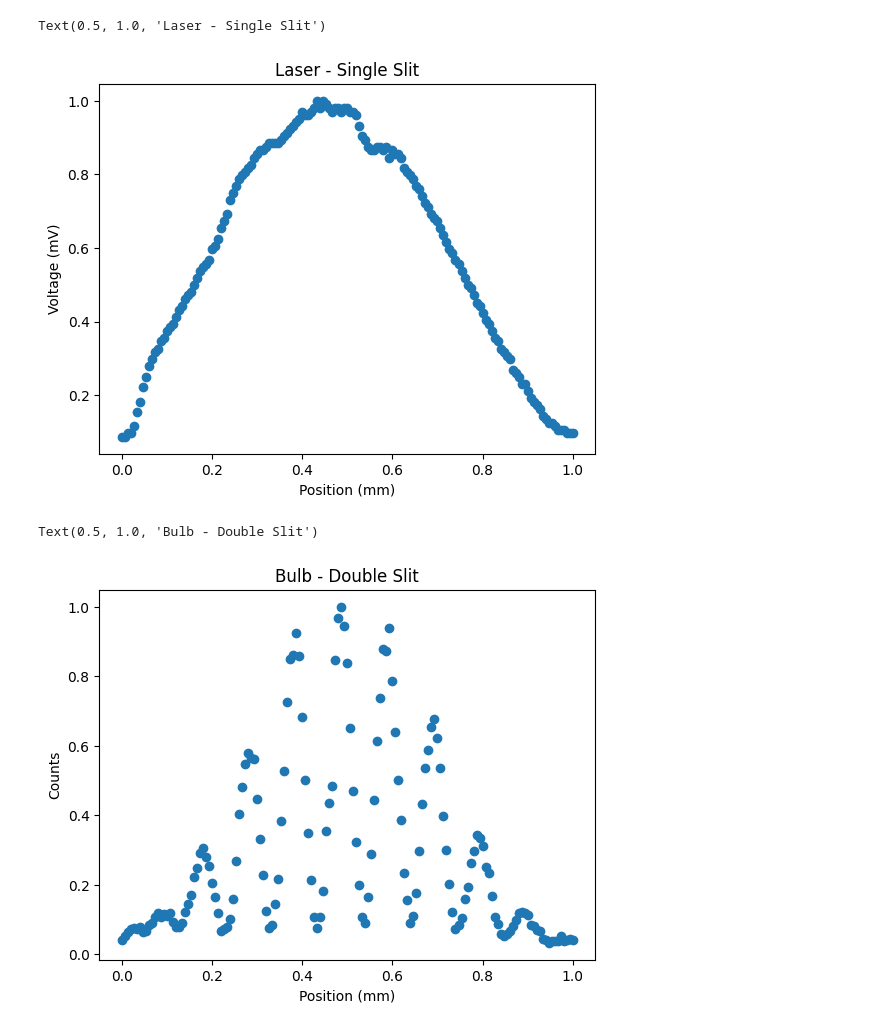
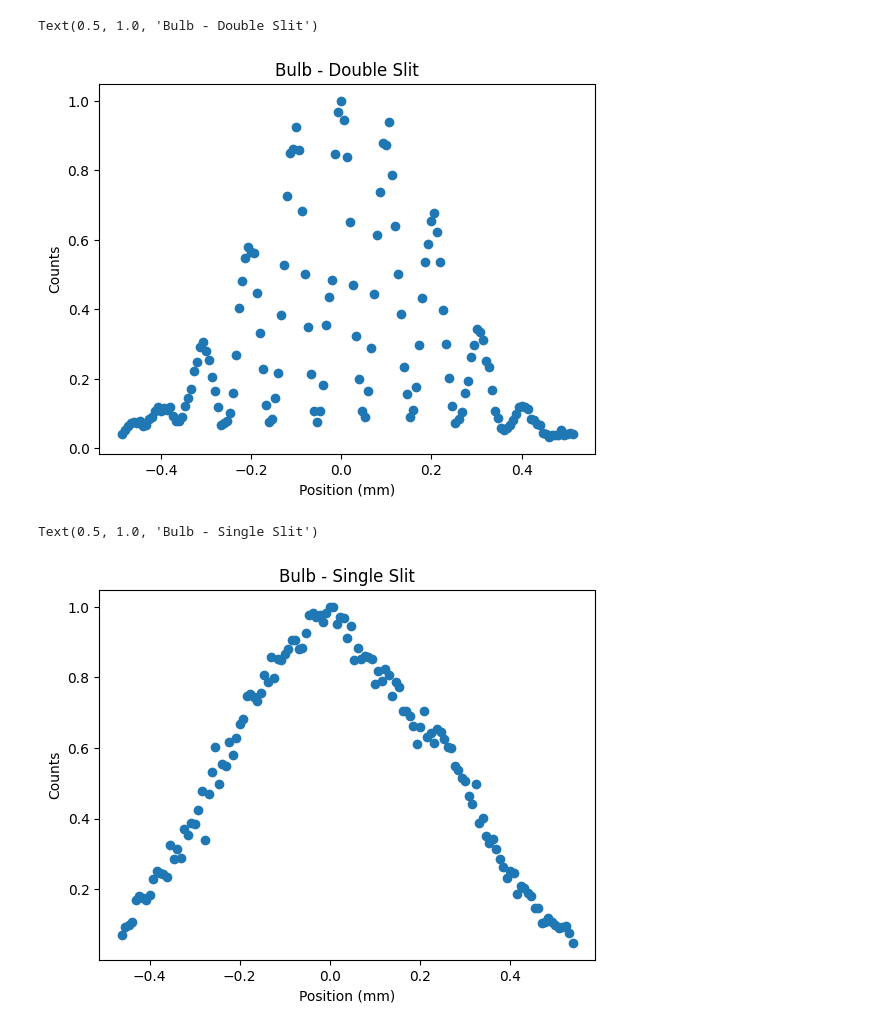
Before and after one commit to ChristianArgueta/PHSX-616, a Jupyter notebook: SIngle Photon.ipynb, the cells around one changed output. Cells and saved outputs as stored; diff of their text form; code cells hidden in the pictures.

```diff
--- a/SIngle Photon.ipynb
+++ b/SIngle Photon.ipynb
@@ -8,14 +9,14 @@ df = pd.read_csv("Lab 2 - Sheet1.csv")
 xArray = df["position (mm)1"].values
 yArray = df["voltage (mV)1"].values
 
-xArray2 = df["position (mm)2"].values
-yArray2= df["voltage (mV)2"].values
+xArray1 = df["position (mm)2"].values
+yArray1= df["voltage (mV)2"].values
 
-xArray3 = df["position (mm)3"].values
-yArray3 = df["counts3"].values
+xArray2 = df["position (mm)3"].values
+yArray2 = df["counts3"].values
 
-xArray4 = df["position (mm)4"].values
-yArray4= df["counts4"].values
+xArray3 = df["position (mm)4"].values
+yArray3= df["counts4"].values
 # %%
 x_max= max(xArray)
 y_max = max(yArray)
@@ -36,34 +56,37 @@ Text(0.5, 1.0, 'Laser - Double Slit')
 # %%
 x_max2= max(xArray2)
 y_max2 = max(yArray2)
 x_min2 = min(xArray2)
 y_min2 = min(yArray2)
 
-xArray_Norm2 = xArray2/x_max2
+xArray_Norm2 = (xArray2/x_max2) -0.48666666666666664
 yArray_Norm2 = yArray2/y_max2
 
 
-plt.scatter(xArray_Norm2, yArray_Norm2)
+
+plt.scatter(xArray_Norm2 , yArray_Norm2)
 plt.xlabel('Position (mm)')
-plt.ylabel('Voltage (mV)')
-plt.title('Laser - Single Slit')
+plt.ylabel('Counts')
+plt.title('Bulb - Double Slit')
 # %% [output]
-Text(0.5, 1.0, 'Laser - Single Slit')
+Text(0.5, 1.0, 'Bulb - Double Slit')
-[figure, old version]
+[figure, new version]
 # %%
 x_max3= max(xArray3)
 y_max3 = max(yArray3)
 x_min3 = min(xArray3)
 y_min3 = min(yArray3)
 
-xArray_Norm3 = xArray3/x_max3
+xArray_Norm3 = (xArray3/x_max3) - 0.46153846153846156
+xArray_Norm3= xArray_Norm3[:-20] #This gets rid of the last 20 elements of the array
 yArray_Norm3 = yArray3/y_max3
+yArray_Norm3= yArray_Norm3[:-20] #This gets rid of the last 20 elements of the array
 
 
 plt.scatter(xArray_Norm3, yArray_Norm3)
 plt.xlabel('Position (mm)')
 plt.ylabel('Counts')
-plt.title('Bulb - Double Slit')
+plt.title('Bulb - Single Slit')
 # %% [output]
-Text(0.5, 1.0, 'Bulb - Double Slit')
+Text(0.5, 1.0, 'Bulb - Single Slit')
-[figure, old version]
+[figure, new version]
```
Also changed, not shown: parts of 26 cells of this notebook.
